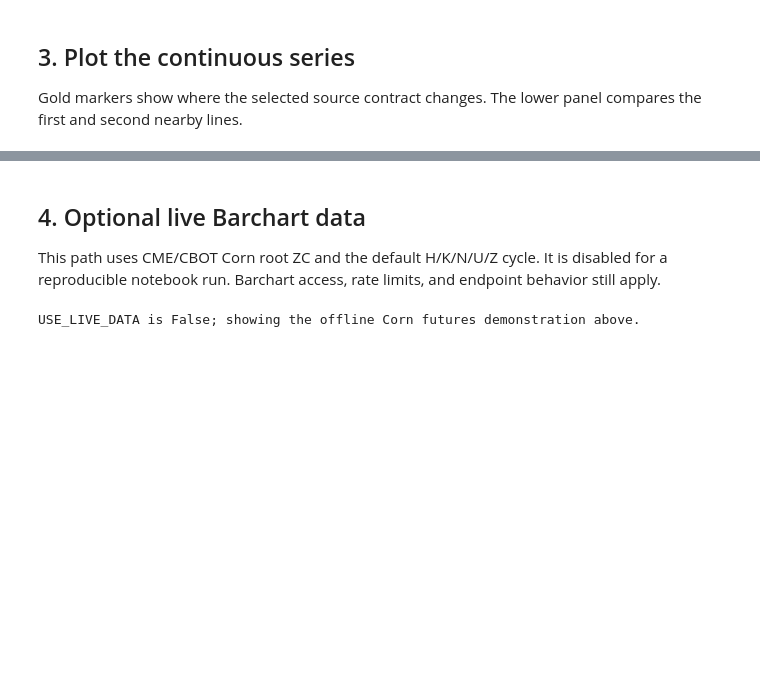
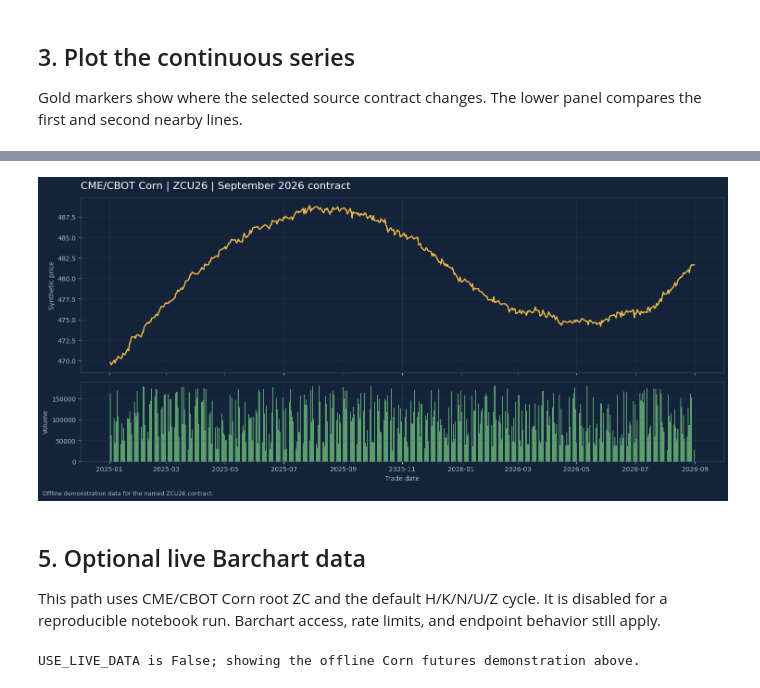
Before and after one commit to tagomatech/ETL, a Jupyter notebook: Barchart/corn_futures_demo.ipynb, the cells around one changed output, grey strips where cells are left out. Cells and saved outputs as stored; diff of their text form; code cells hidden in the pictures; blank space fills up the shorter version.

Commit message:
Improve Corn futures demo realism

```diff
--- a/Barchart/corn_futures_demo.ipynb
+++ b/Barchart/corn_futures_demo.ipynb
@@ -246,5 +315,56 @@ plt.show()
+# %%
+fig, axes = plt.subplots(
+    2,
+    1,
+    figsize=(15, 7),
+    sharex=True,
+    gridspec_kw={"height_ratios": [2.2, 1]},
+)
+fig.patch.set_facecolor(navy)
+for axis in axes:
+    axis.set_facecolor(navy)
+    axis.grid(True, color="#3A4A60", alpha=0.35)
+    axis.tick_params(colors=muted)
+    for spine in axis.spines.values():
+        spine.set_color("#3A4A60")
+
+axes[0].plot(
+    specific_contract["date"],
+    specific_contract["close"],
+    color=gold,
+    linewidth=2.0,
+)
+axes[0].set_title(
+    "CME/CBOT Corn | ZCU26 | September 2026 contract",
+    loc="left",
+    color="white",
+    fontsize=16,
+    pad=14,
+)
+axes[0].set_ylabel("Synthetic price", color=muted)
+
+axes[1].bar(
+    specific_contract["date"],
+    specific_contract["volume"],
+    width=1.0,
+    color=field_green,
+    alpha=0.85,
+)
+axes[1].set_ylabel("Volume", color=muted)
+axes[1].set_xlabel("Trade date", color=muted)
+fig.text(
+    0.01,
+    0.01,
+    "Offline demonstration data for the named ZCU26 contract.",
+    color=muted,
+    fontsize=9,
+)
+fig.tight_layout(rect=[0, 0.03, 1, 1])
+plt.show()
+# %% [output]
+[figure, added]
 # %% [markdown]
-## 4. Optional live Barchart data
+## 5. Optional live Barchart data
 
 This path uses CME/CBOT Corn root ZC and the default H/K/N/U/Z cycle. It is
 disabled for a reproducible notebook run. Barchart access, rate limits, and
```
Also changed, not shown: parts of 5 cells of this notebook, 1 other file.
